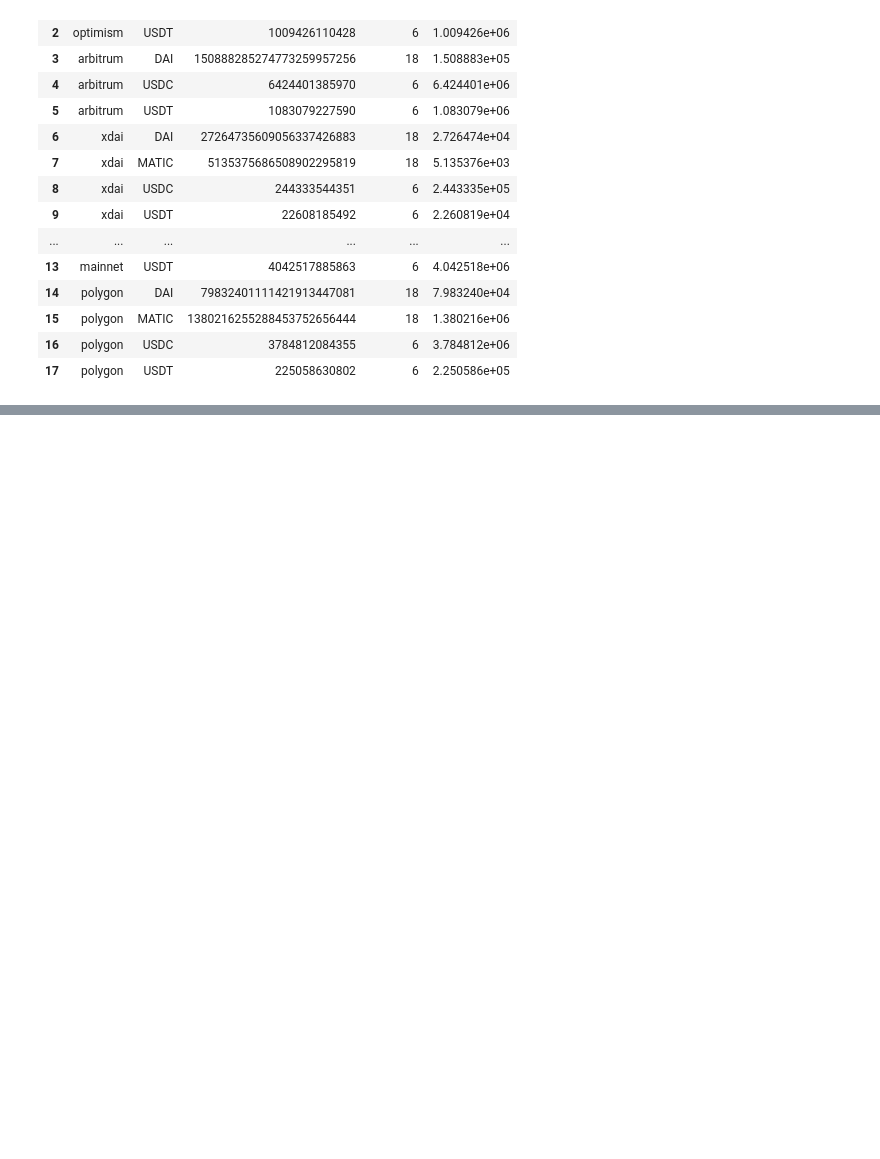
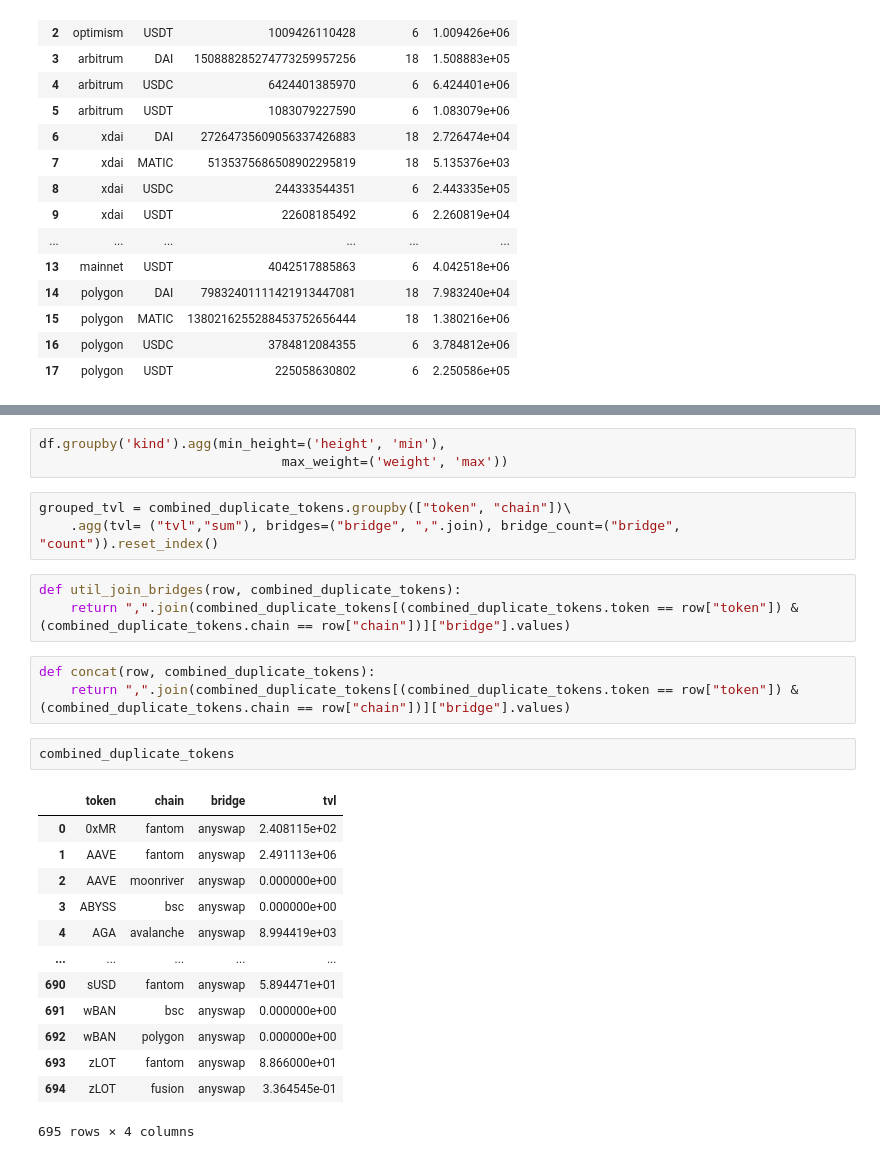
Before and after one commit to enzotavares/lifi-analytics-backend, a Jupyter notebook: subgraph_analysis.ipynb, the cells around one changed output, grey strips where cells are left out. Cells and saved outputs as stored; diff of their text form; blank space fills up the shorter version.

```diff
--- a/subgraph_analysis.ipynb
+++ b/subgraph_analysis.ipynb
@@ -2684,0 +2518,28 @@ grouped_tvl.sort_values("bridge_count", ascending=False)
+# %%
+df.groupby('kind').agg(min_height=('height', 'min'),
+                               max_weight=('weight', 'max'))
+# %%
+grouped_tvl = combined_duplicate_tokens.groupby(["token", "chain"])\
+    .agg(tvl= ("tvl","sum"), bridges=("bridge", ",".join), bridge_count=("bridge", "count")).reset_index()
+# %%
+def util_join_bridges(row, combined_duplicate_tokens):
+    return ",".join(combined_duplicate_tokens[(combined_duplicate_tokens.token == row["token"]) & (combined_duplicate_tokens.chain == row["chain"])]["bridge"].values)
+# %%
+def concat(row, combined_duplicate_tokens):
+    return ",".join(combined_duplicate_tokens[(combined_duplicate_tokens.token == row["token"]) & (combined_duplicate_tokens.chain == row["chain"])]["bridge"].values)
+# %%
+combined_duplicate_tokens
+# %% [output]
+|  | token | chain | bridge | tvl |
+| 0 | 0xMR | fantom | anyswap | 2.408115e+02 |
+| 1 | AAVE | fantom | anyswap | 2.491113e+06 |
+| 2 | AAVE | moonriver | anyswap | 0.000000e+00 |
+| 3 | ABYSS | bsc | anyswap | 0.000000e+00 |
+| 4 | AGA | avalanche | anyswap | 8.994419e+03 |
+| ... | ... | ... | ... | ... |
+| 690 | sUSD | fantom | anyswap | 5.894471e+01 |
+| 691 | wBAN | bsc | anyswap | 0.000000e+00 |
+| 692 | wBAN | polygon | anyswap | 0.000000e+00 |
+| 693 | zLOT | fantom | anyswap | 8.866000e+01 |
+| 694 | zLOT | fusion | anyswap | 3.364545e-01 |
+695 rows × 4 columns
```
Also changed, not shown: parts of 98 cells of this notebook, 1 other file.
